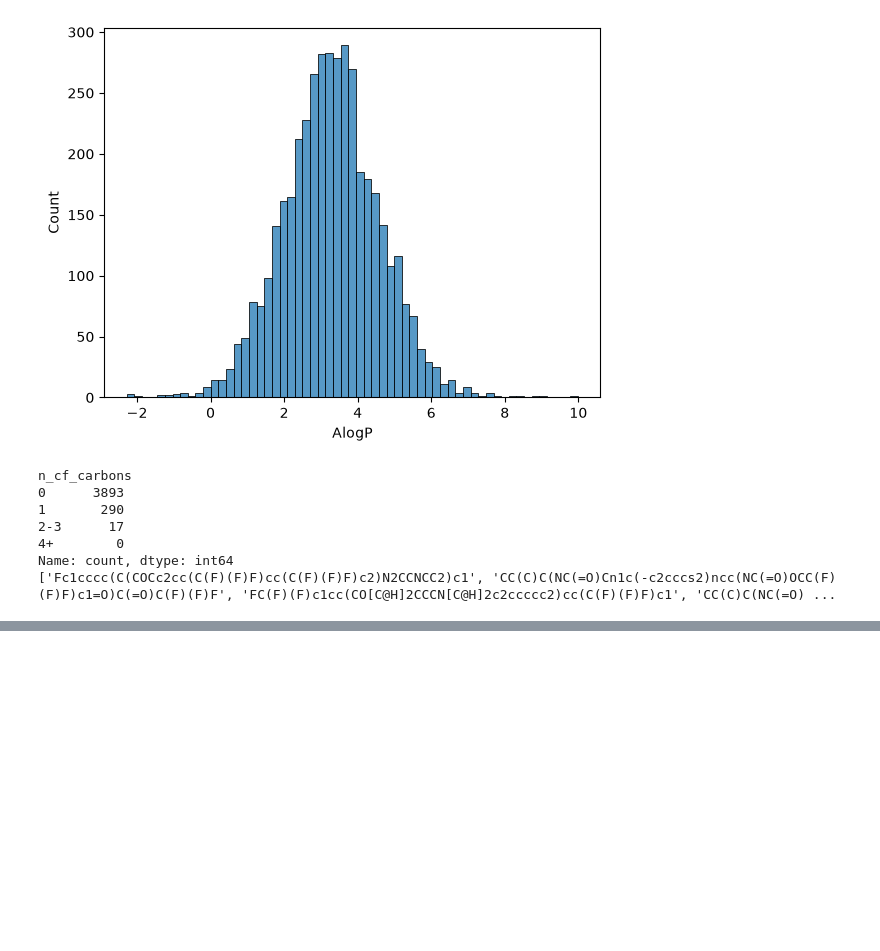
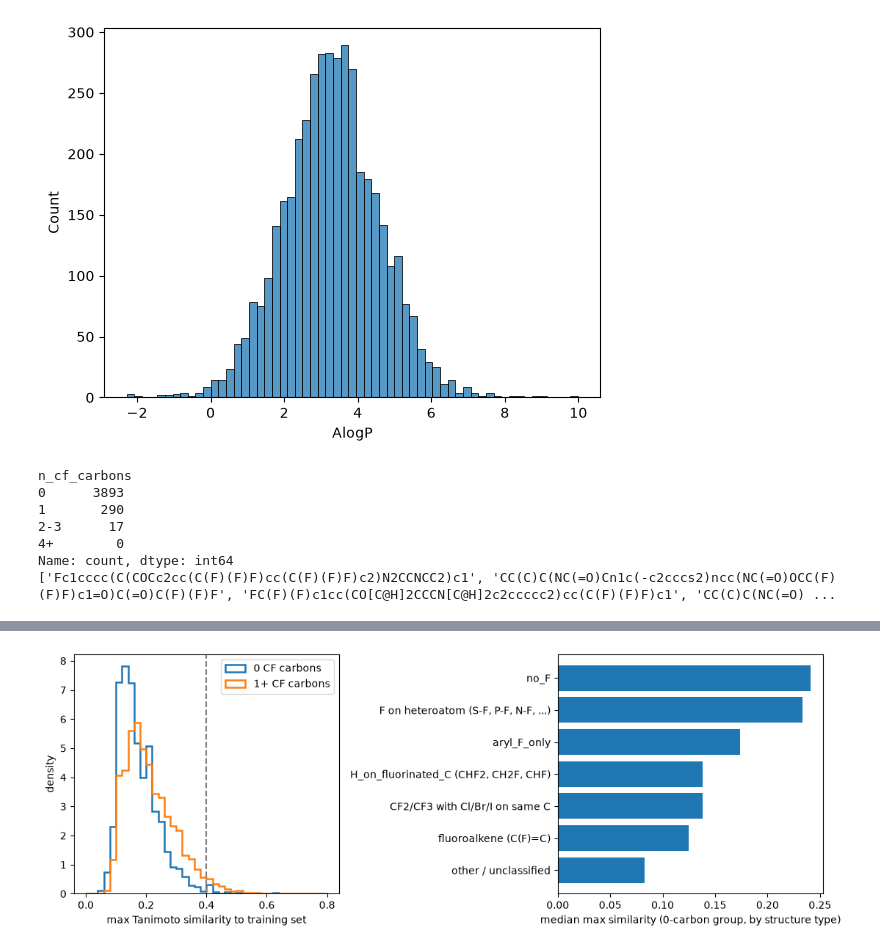
Before and after one commit to isasunde/qsar-applicability-domain-pfas, a Jupyter notebook: notebooks/data_exploration.ipynb, the cells around one changed output, grey strips where cells are left out. Saved outputs shown, nothing was run; the diff lists cells and outputs as text; code cells hidden in the pictures; blank space fills up the shorter version.

```diff
--- a/notebooks/data_exploration.ipynb
+++ b/notebooks/data_exploration.ipynb
@@ -135,0 +251,13 @@ Name: count, dtype: int64
+# %%
+df_train = pd.read_parquet(root / "data/processed/lipo_curated.parquet")
+train_heavy = df_train["smiles"].map(lambda s: Chem.MolFromSmiles(s).GetNumHeavyAtoms())
+print("training heavy atoms: median", train_heavy.median(),
+      "| 1st-99th pct", train_heavy.quantile([.01, .99]).tolist())
+
+bins = [0, 10, 15, 20, 25, 35, 50, 10_000]
+d["size_bin"] = pd.cut(d["heavy_atoms"], bins)
+d["group"] = np.where(d["zero_cf"], "0 CF carbons", "1+ CF carbons")
+tab = (d.groupby(["size_bin", "group"], observed=True)["max_sim"]
+         .agg(n="size", median="median").round(3).unstack("group"))
+print(tab)
+print(d.groupby("group")[["heavy_atoms", "mol_wt", "n_F"]].median())
@@ -135,0 +280,17 @@ Name: count, dtype: int64
+# %%
+fig, axes = plt.subplots(1, 2, figsize=(11, 4))
+
+bins_sim = np.linspace(0, 0.8, 41)
+for lab, g in d.groupby("group"):
+    axes[0].hist(g["max_sim"], bins=bins_sim, density=True, histtype="step", lw=1.8, label=lab)
+axes[0].axvline(0.4, color="grey", ls="--")
+axes[0].set_xlabel("max Tanimoto similarity to training set")
+axes[0].set_ylabel("density"); axes[0].legend()
+
+s = summary.sort_values("median_max_sim")
+axes[1].barh(s.index, s["median_max_sim"])
+axes[1].set_xlabel("median max similarity (0-carbon group, by structure type)")
+fig.tight_layout()
+fig.savefig(root / "results/figures/pfas_zero_cf_group.png", dpi=200)
+# %% [output]
+[figure, added]
```
Also changed, not shown: parts of 8 cells of this notebook, 1 other file.
